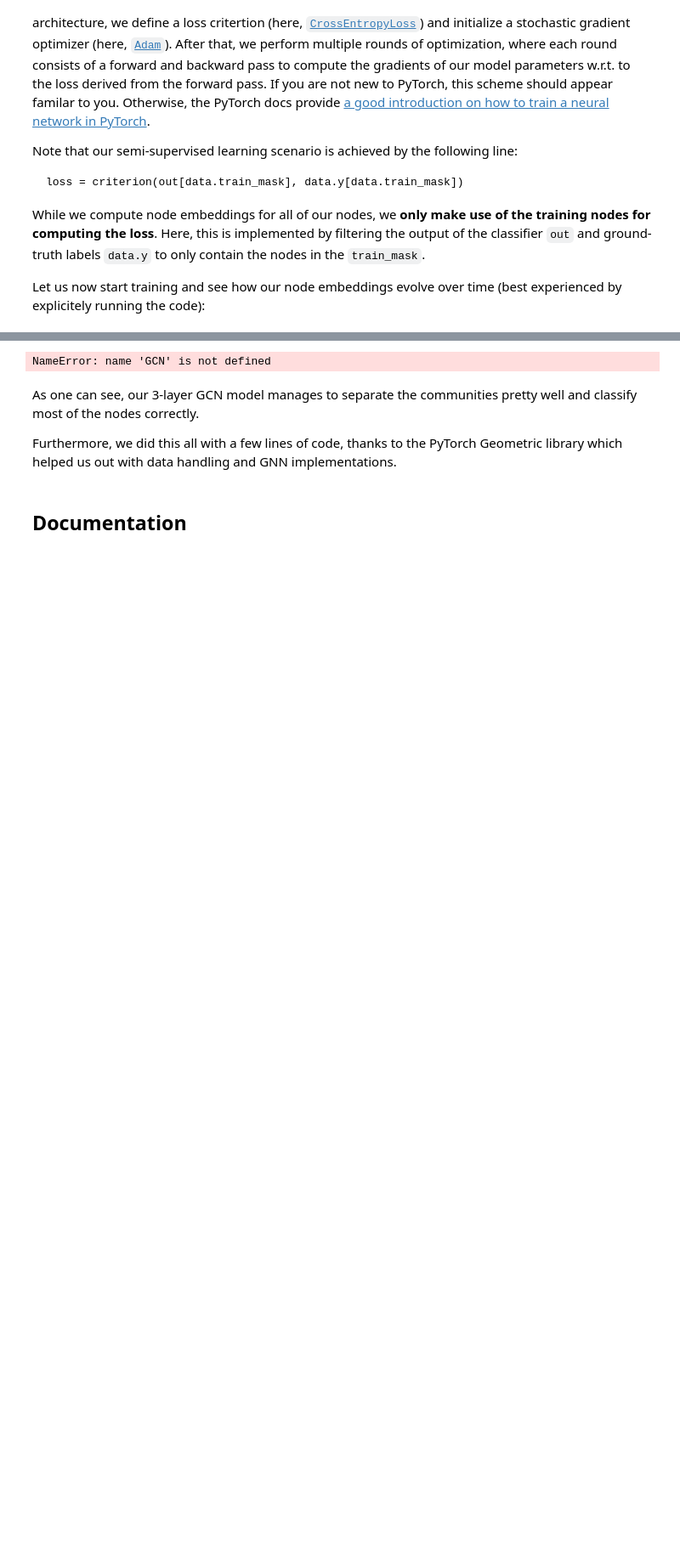
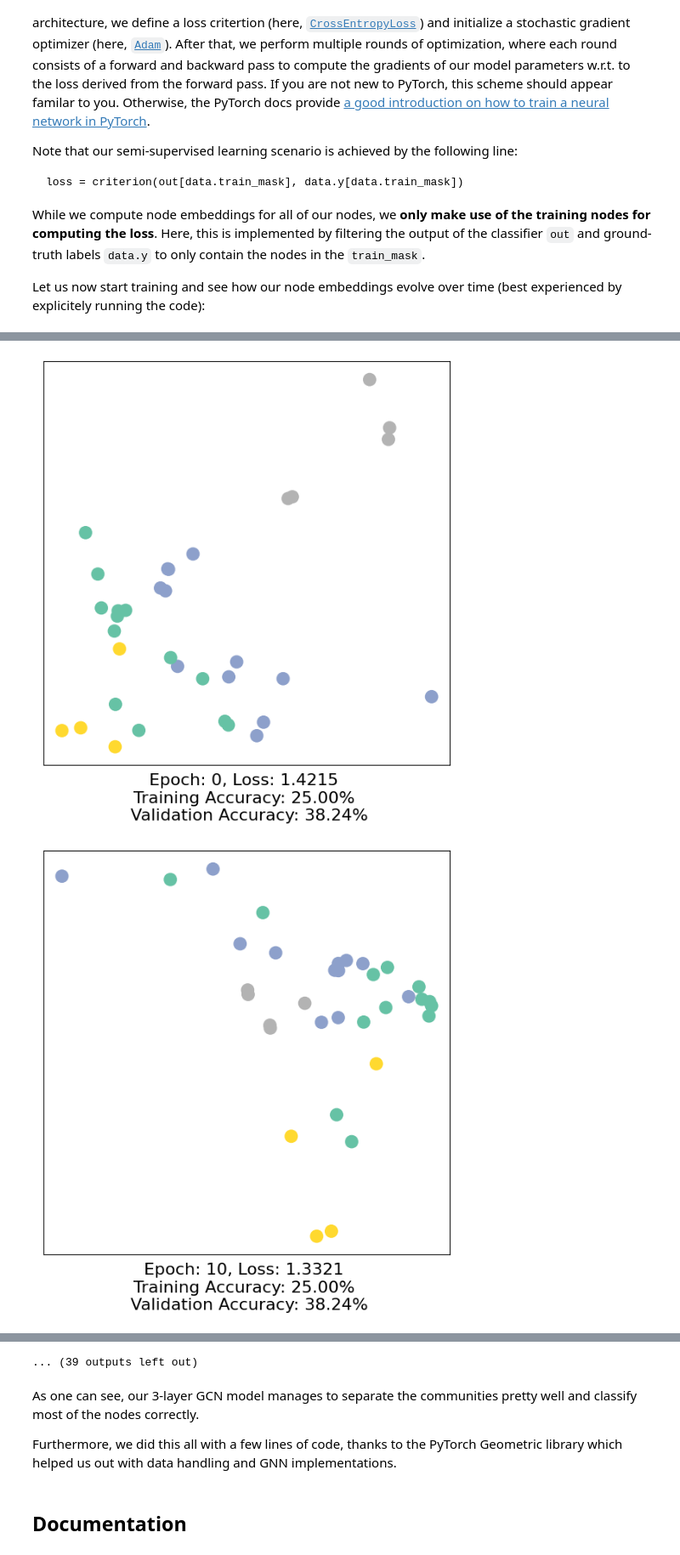
Before and after one commit to wkrt7/stanford_graph_ml_course, a Jupyter notebook: CS224W_Colab_0.ipynb, the cells around one changed output, grey strips where cells are left out. Shown at 85% size. Cells and saved outputs as stored; diff of their text form; code cells hidden in the pictures; blank space fills up the shorter version.

```diff
--- a/CS224W_Colab_0.ipynb
+++ b/CS224W_Colab_0.ipynb
@@ -503,37 +525,39 @@ import time
 from IPython.display import Javascript  # Restrict height of output cell.
 display(Javascript('''google.colab.output.setIframeHeight(0, true, {maxHeight: 430})'''))
 
-model = GCN()
+model = GCN(dataset)
 criterion = torch.nn.CrossEntropyLoss()  # Define loss criterion.
 optimizer = torch.optim.Adam(model.parameters(), lr=0.01)  # Define optimizer.
 
 def train(data):
     optimizer.zero_grad()  # Clear gradients.
     out, h = model(data.x, data.edge_index)  # Perform a single forward pass.
     loss = criterion(out[data.train_mask], data.y[data.train_mask])  # Compute the loss solely based on the training nodes.
     loss.backward()  # Derive gradients.
     optimizer.step()  # Update parameters based on gradients.
 
     accuracy = {}
     # Calculate training accuracy on our four examples
     predicted_classes = torch.argmax(out[data.train_mask], axis=1) # [0.6, 0.2, 0.7, 0.1] -> 2
     target_classes = data.y[data.train_mask]
     accuracy['train'] = torch.mean(
         torch.where(predicted_classes == target_classes, 1, 0).float())
 
     # Calculate validation accuracy on the whole graph
     predicted_classes = torch.argmax(out, axis=1)
     target_classes = data.y
     accuracy['val'] = torch.mean(
         torch.where(predicted_classes == target_classes, 1, 0).float())
 
     return loss, h, accuracy
 
 for epoch in range(500):
     loss, h, accuracy = train(data)
     # Visualize the node embeddings every 10 epochs
     if epoch % 10 == 0:
         visualize(h, color=data.y, epoch=epoch, loss=loss, accuracy=accuracy)
         time.sleep(0.3)
 # %% [output]
 [interactive output not drawn]
+[figure, added]
+[figure, added]
@@ -540,4 +573,4 @@ for epoch in range(500):
-NameError: name 'GCN' is not defined
+... (39 outputs left out)
 # %% [markdown]
 As one can see, our 3-layer GCN model manages to separate the communities pretty well and classify most of the nodes correctly.
 
```
Also changed, not shown: parts of 4 cells of this notebook.
